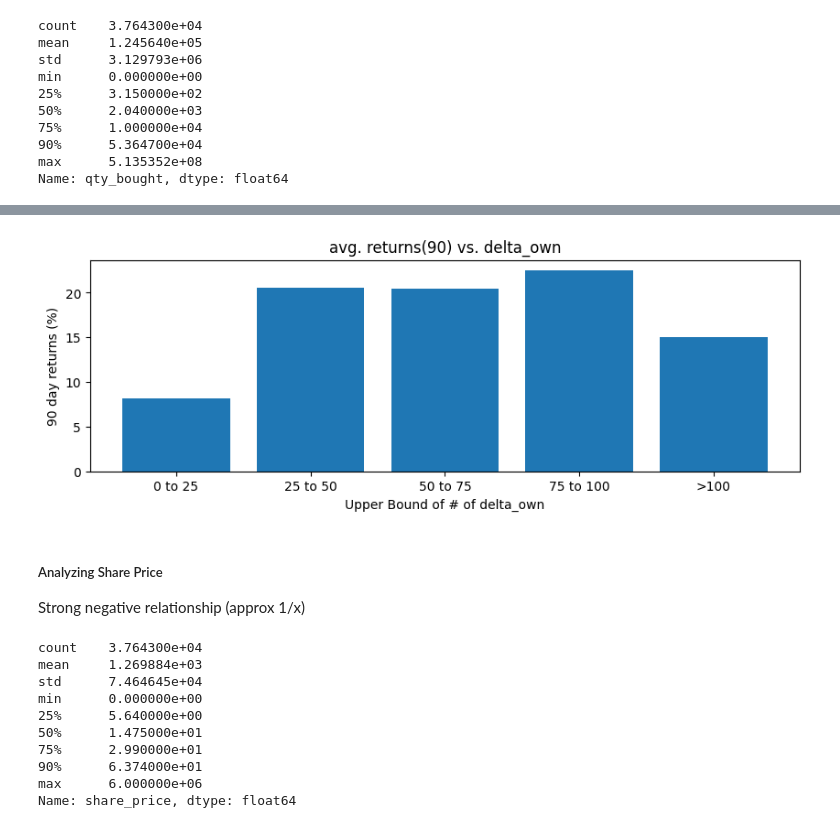
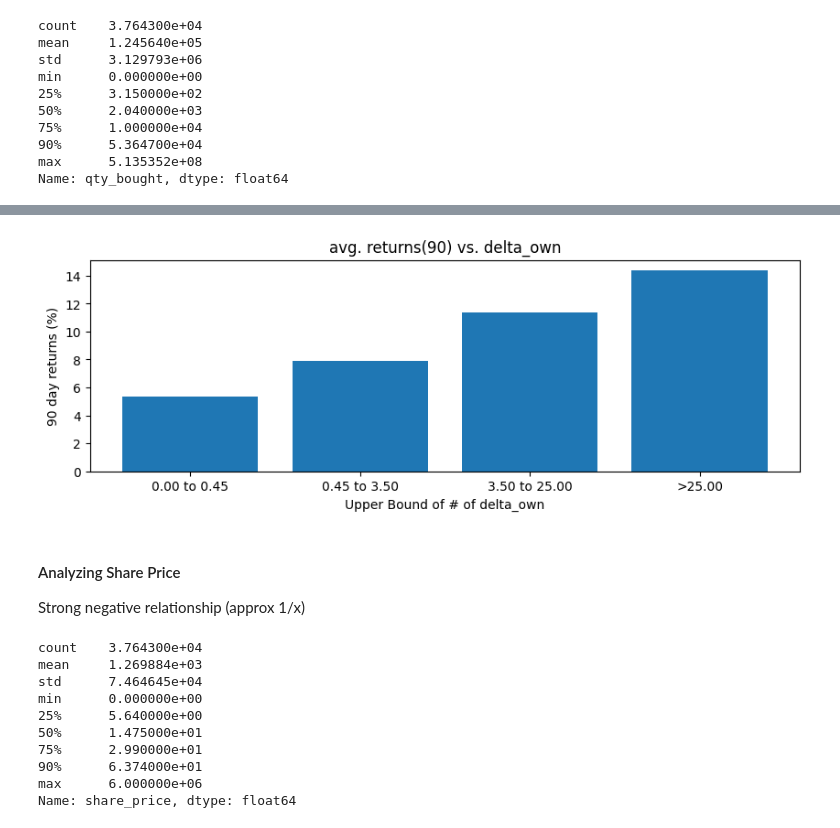
Before and after one commit to nicholasviscomi/Ad-Astra-Capital-Go, a Jupyter notebook: src/OpenInsider/analysis.ipynb, the cells around one changed output, grey strips where cells are left out. Drawn from its saved outputs; the diff is of its cells as text; code cells hidden in the pictures.

```diff
--- a/src/OpenInsider/analysis.ipynb
+++ b/src/OpenInsider/analysis.ipynb
@@ -491,8 +472,8 @@ def mean_w_bounds(column: str, bounds: list[float]) -> list[float]:
 # %%
 def plot_column_by_bounds(column: str, bounds: list[float]):
     _, ax = plt.subplots(figsize=(10, 3))
-    x = [f"{bounds[i]:,} to {x:,}" for i, x in enumerate(bounds[1:])]
-    x.append(f">{bounds[-1]:,}")
+    x = [f"{bounds[i]:,.2f} to {x:,.2f}" for i, x in enumerate(bounds[1:])]
+    x.append(f">{bounds[-1]:,.2f}")
 
     ax.bar(x=x, height=mean_w_bounds(column, bounds))
     ax.set_title(f"avg. returns(90) vs. {column}")
@@ -526,10 +519,10 @@ No clear winner, although >25% seems to be best
 # %%
-upper_bounds: list[float] = [0, 25, 50, 75, 100]
+upper_bounds: list[float] = [0, 0.45, 3.5, 25]
 plot_column_by_bounds("delta_own", upper_bounds)
 # %% [output]
-[figure, old version]
+[figure, new version]
 # %% [markdown]
-##### Analyzing Share Price
+#### Analyzing Share Price
 Strong negative relationship (approx 1/x)
 # %%
 df["share_price"].describe(percentiles=[0.25, 0.50, 0.75, 0.90])
```
Also changed, not shown: parts of 25 cells of this notebook, 1 other file.
